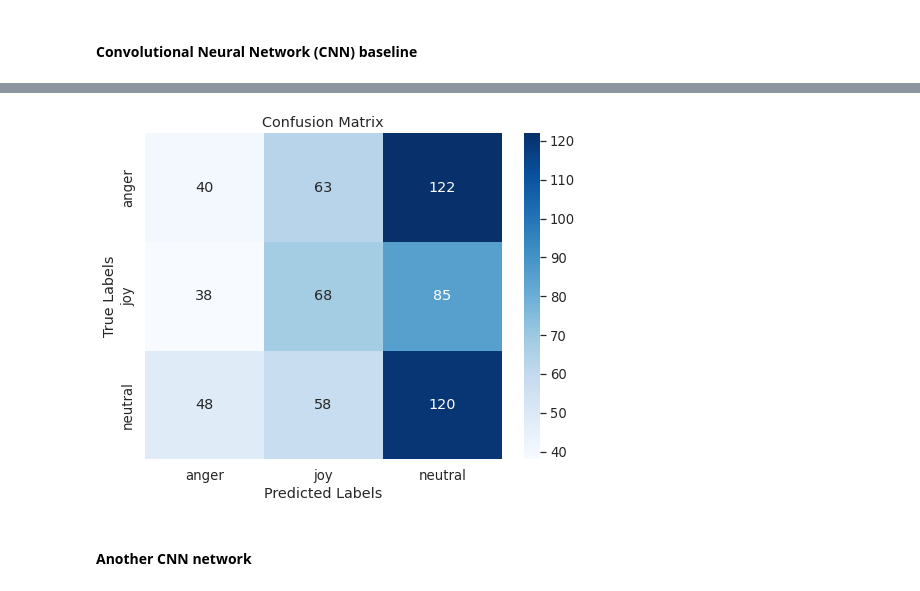
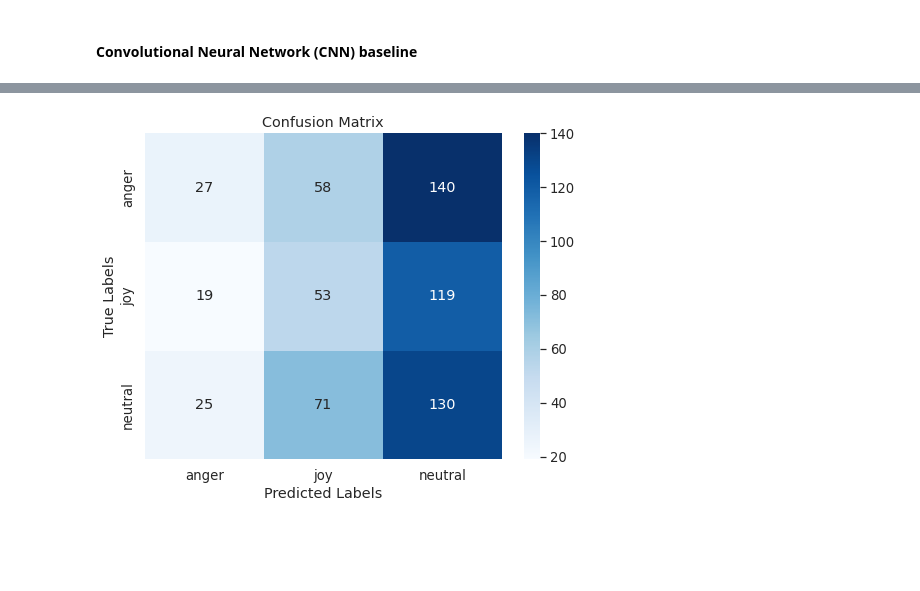
Before and after one commit to rodrigolemos99/MonicaWeek7, a Jupyter notebook: monica_henrique.ipynb, the cells around one changed output, grey strips where cells are left out. Saved outputs shown, nothing was run; the diff lists cells and outputs as text; code cells hidden in the pictures; blank space fills up the shorter version.

```diff
--- a/monica_henrique.ipynb
+++ b/monica_henrique.ipynb
@@ -30,6 +36,8 @@ class DatasetEmotions(torch.utils.data.Dataset):
         self.images = glob.glob(os.path.join(self.path,"*_oneface/*"))
         self.labels = {"anger":0,"joy":1,"neutral":2}
         self.transforms = transforms
+    def __getimages__(self):
+        return self.images
     def __getitem__(self,idx):
         image = cv2.imread(self.images[idx])
         if self.transforms != None:
@@ -89,7 +112,7 @@ class EmotionRecognitionNet(nn.Module):
         x = self.fc_layers(x)
         return x
 # %%
-"""
+
 # Number of emotion classes
 num_classes = 3
 device = torch.device("cuda" if torch.cuda.is_available() else "cpu")
@@ -145,8 +168,8 @@ for epoch in range(num_epochs):
         print(f'Validation Accuracy: {accuracy:.2f}%')
 
 print('Training finished.')
-"""
-# Calcula a precisão final
+
+# Calcula a accuracy final
 accuracy = accuracy_score(all_targets, all_predictions)
 print(f'Final Accuracy: {accuracy * 100:.2f}%')
 
@@ -164,3 +203 @@ Final Accuracy: 35.51%
-[figure, old version]
+[figure, new version]
-# %% [markdown]
-#### Another CNN network
```
Also changed, not shown: parts of 34 cells of this notebook, 1 other file.
